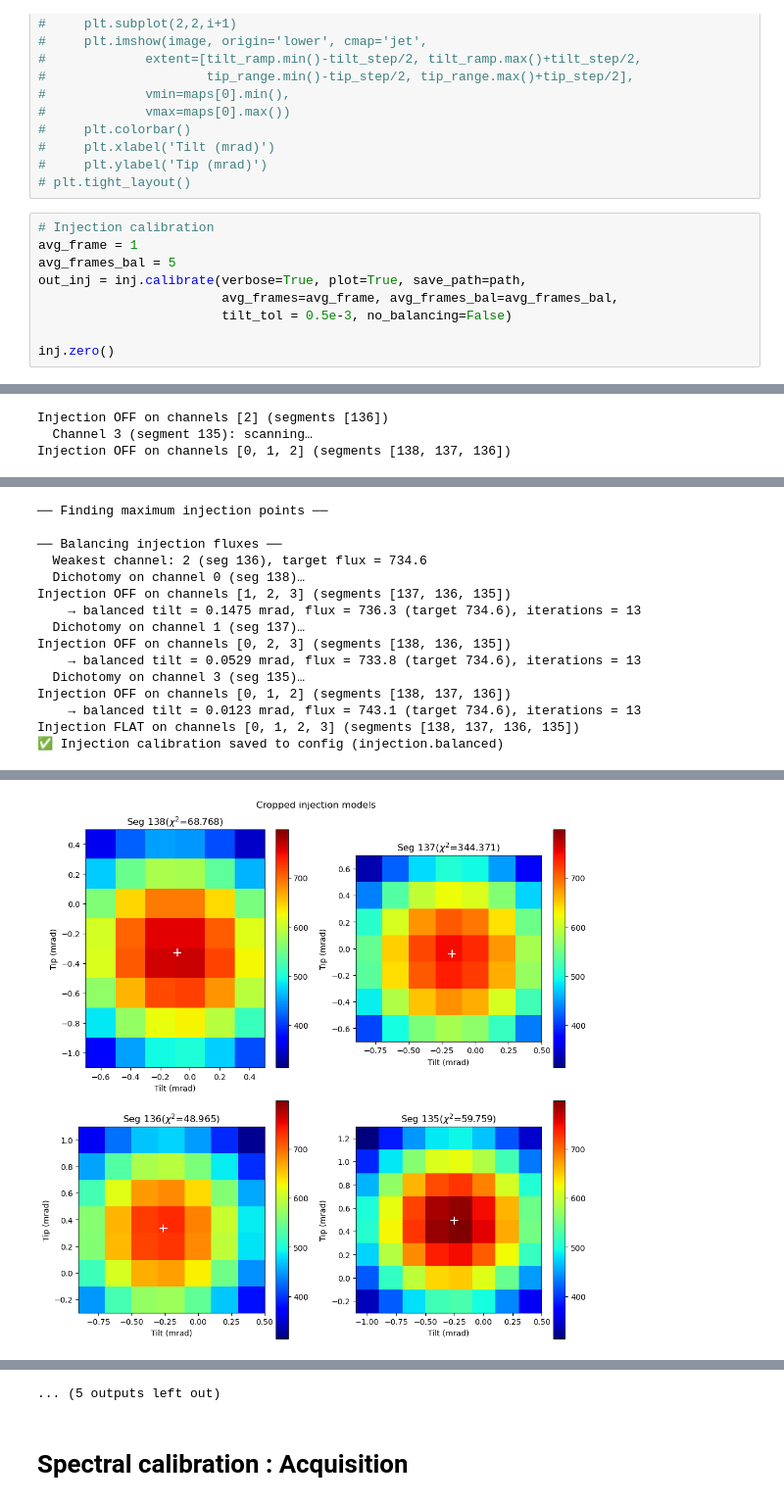
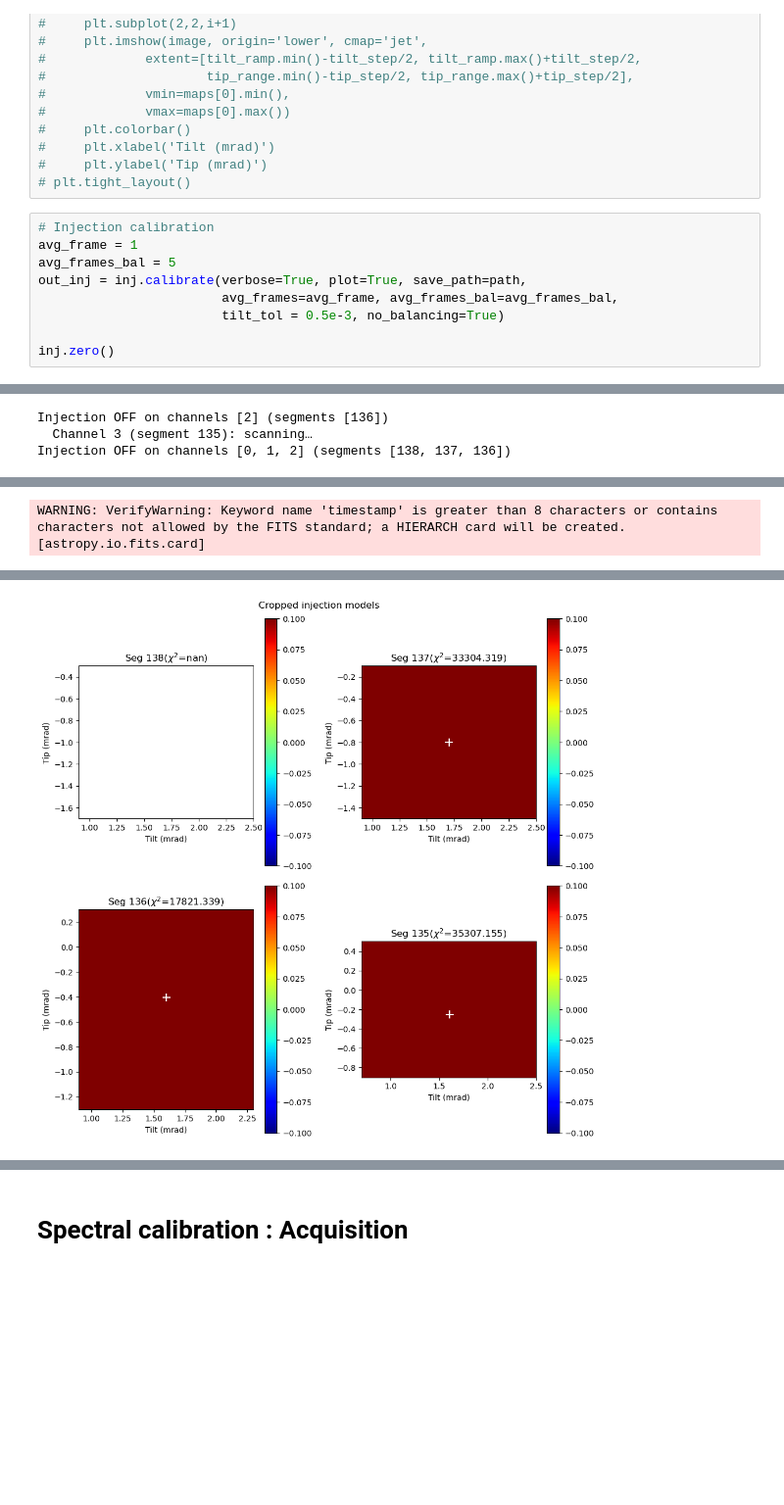
Before and after one commit to VForiel/PHOBos, a Jupyter notebook: scripts/spectral_calibration.ipynb, the cells around one changed output, grey strips where cells are left out. Shown at 98% size. Saved outputs shown, nothing was run; the diff lists cells and outputs as text; blank space fills up the shorter version.

```diff
--- a/scripts/spectral_calibration.ipynb
+++ b/scripts/spectral_calibration.ipynb
@@ -76,7 +76,7 @@ avg_frame = 1
 avg_frames_bal = 5
 out_inj = inj.calibrate(verbose=True, plot=True, save_path=path,
                         avg_frames=avg_frame, avg_frames_bal=avg_frames_bal,
-                        tilt_tol = 0.5e-3, no_balancing=False)
+                        tilt_tol = 0.5e-3, no_balancing=True)
 
 inj.zero()
 # %% [output]
@@ -108,16 +109,2 @@ Injection max of seg=135: (tip, tilt) = (0.47352,-0.26301) mrad; flux = 774.4
 ✅ Injection calibration saved to config (injection.max)
-── Finding maximum injection points ──
-
-── Balancing injection fluxes ──
-  Weakest channel: 2 (seg 136), target flux = 734.6
-  Dichotomy on channel 0 (seg 138)…
-Injection OFF on channels [1, 2, 3] (segments [137, 136, 135])
-    → balanced tilt = 0.1475 mrad, flux = 736.3 (target 734.6), iterations = 13
-  Dichotomy on channel 1 (seg 137)…
-Injection OFF on channels [0, 2, 3] (segments [138, 136, 135])
-    → balanced tilt = 0.0529 mrad, flux = 733.8 (target 734.6), iterations = 13
-  Dichotomy on channel 3 (seg 135)…
-Injection OFF on channels [0, 1, 2] (segments [138, 137, 136])
-    → balanced tilt = 0.0123 mrad, flux = 743.1 (target 734.6), iterations = 13
-Injection FLAT on channels [0, 1, 2, 3] (segments [138, 137, 136, 135])
-✅ Injection calibration saved to config (injection.balanced)
+WARNING: VerifyWarning: Keyword name 'timestamp' is greater than 8 characters or contains characters not allowed by the FITS standard; a HIERARCH card will be created. [astropy.io.fits.card]
@@ -128 +117 @@ Injection FLAT on channels [0, 1, 2, 3] (segments [138, 137, 136, 135])
-[figure, old version]
+[figure, new version]
@@ -130,4 +119,3 @@ Injection FLAT on channels [0, 1, 2, 3] (segments [138, 137, 136, 135])
-... (5 outputs left out)
 # %% [markdown]
 # Spectral calibration : Acquisition
 # %%
```
Also changed, not shown: parts of 12 cells of this notebook, 3 other files.
